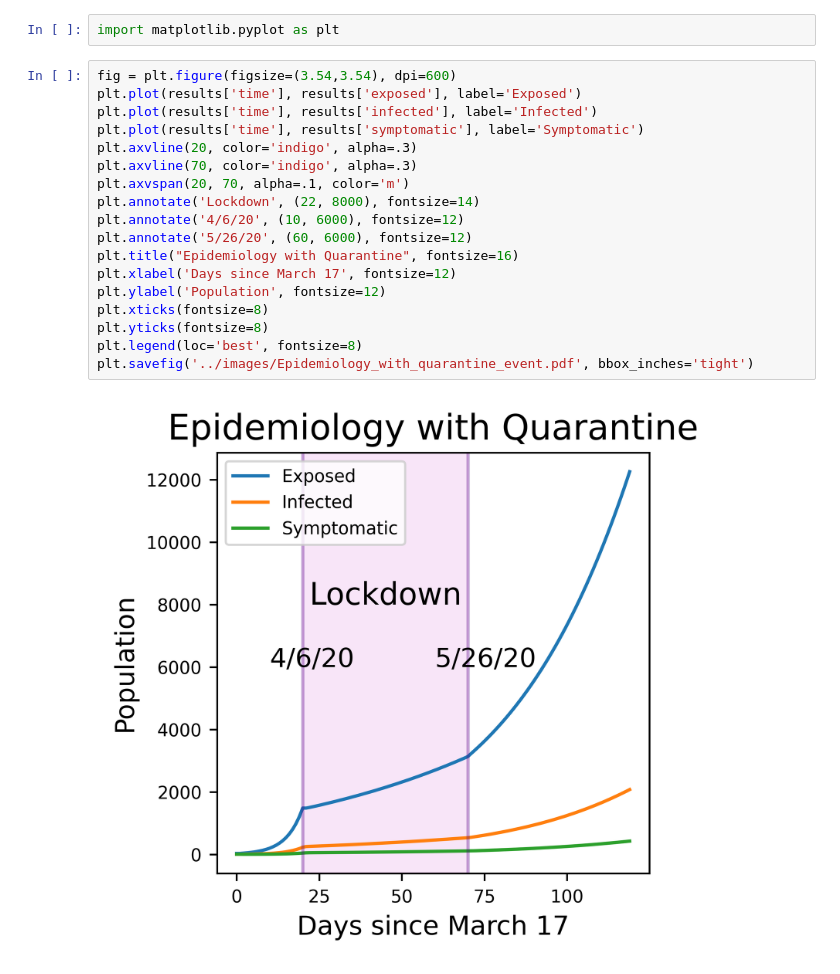
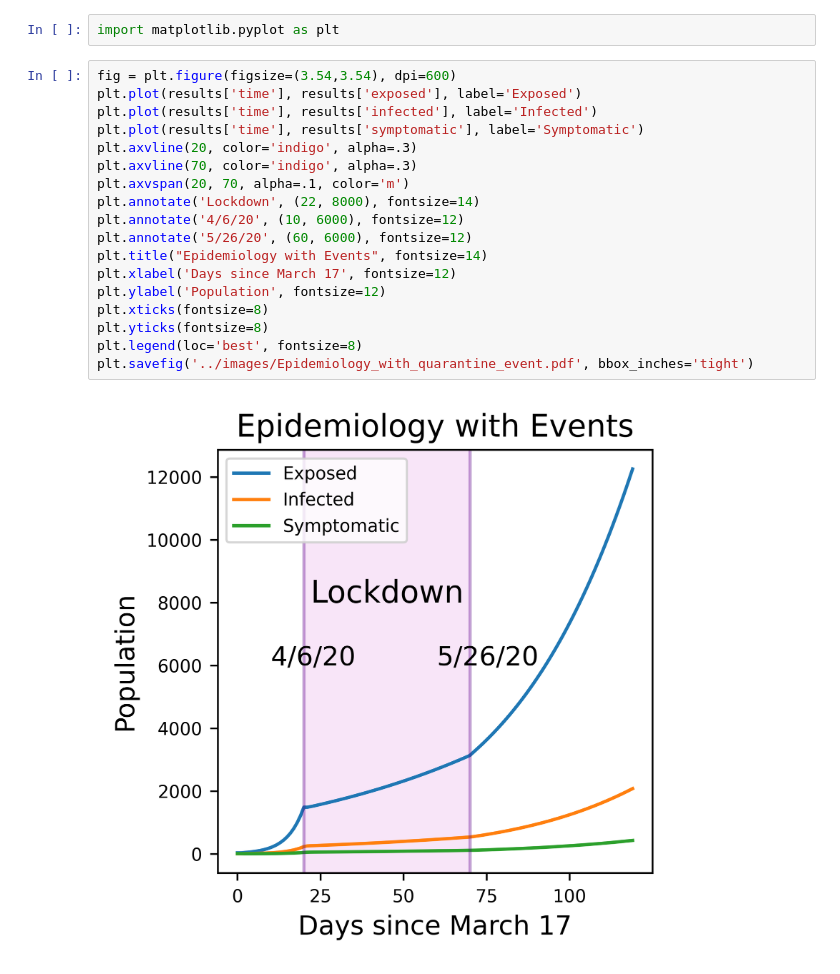
Before and after one commit to GillesPy2/GillesPy2_paper, a Jupyter notebook: examples/Epidemiology_with_quarantine_event.ipynb, the cells around one changed output. Saved outputs shown, nothing was run; the diff lists cells and outputs as text.

Commit message:
Figure 1, and Figure 4 notebooks

```diff
--- a/examples/Epidemiology_with_quarantine_event.ipynb
+++ b/examples/Epidemiology_with_quarantine_event.ipynb
@@ -83,20 +83,20 @@ import matplotlib.pyplot as plt
 # %%
 fig = plt.figure(figsize=(3.54,3.54), dpi=600)
 plt.plot(results['time'], results['exposed'], label='Exposed')
 plt.plot(results['time'], results['infected'], label='Infected')
 plt.plot(results['time'], results['symptomatic'], label='Symptomatic')
 plt.axvline(20, color='indigo', alpha=.3)
 plt.axvline(70, color='indigo', alpha=.3)
 plt.axvspan(20, 70, alpha=.1, color='m')
 plt.annotate('Lockdown', (22, 8000), fontsize=14)
 plt.annotate('4/6/20', (10, 6000), fontsize=12)
 plt.annotate('5/26/20', (60, 6000), fontsize=12)
-plt.title("Epidemiology with Quarantine", fontsize=16)
+plt.title("Epidemiology with Events", fontsize=14)
 plt.xlabel('Days since March 17', fontsize=12)
 plt.ylabel('Population', fontsize=12)
 plt.xticks(fontsize=8)
 plt.yticks(fontsize=8)
 plt.legend(loc='best', fontsize=8)
 plt.savefig('../images/Epidemiology_with_quarantine_event.pdf', bbox_inches='tight')
 # %% [output]
-[figure, old version]
+[figure, new version]
```
Also changed, not shown: parts of 2 cells of this notebook, 11 other files.
